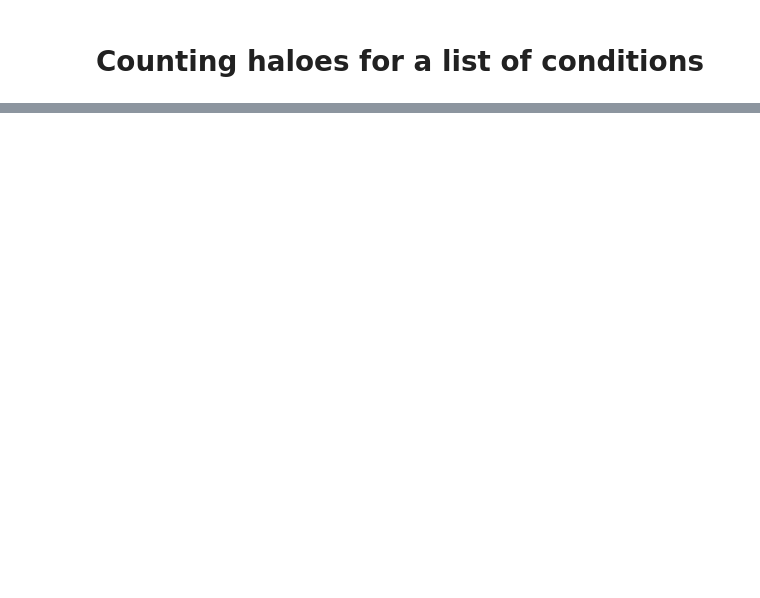
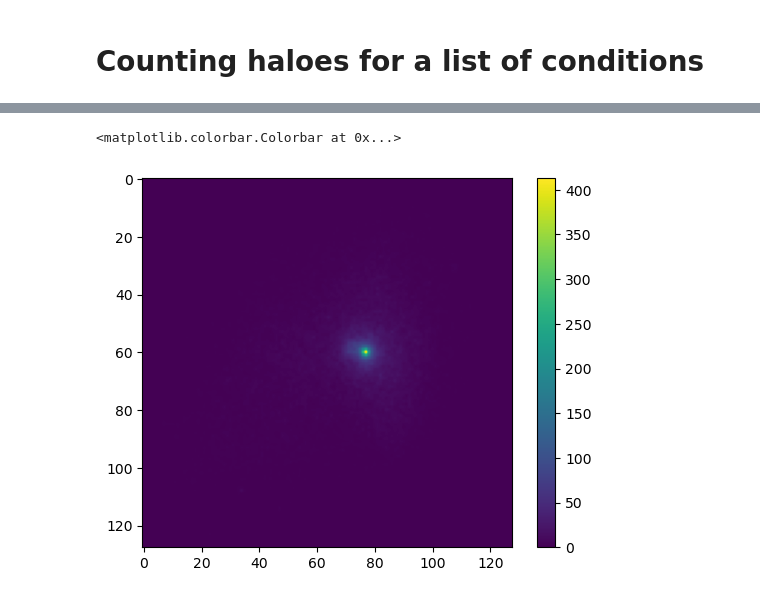
Before and after one commit to SergeiDBykov/self_supervised_halos, a Jupyter notebook: notebooks/halo_selection.ipynb, the cells around one changed output, grey strips where cells are left out. Cells and saved outputs as stored; diff of their text form; code cells hidden in the pictures; blank space fills up the shorter version.

```diff
--- a/notebooks/halo_selection.ipynb
+++ b/notebooks/halo_selection.ipynb
@@ -103,0 +223,6 @@ Error:
+# %%
+plt.imshow(delta.sum(axis = 1))
+plt.colorbar()
+# %% [output]
+<matplotlib.colorbar.Colorbar at 0x...>
+[figure, added]
```
Also changed, not shown: parts of 19 cells of this notebook, 1 other file.
